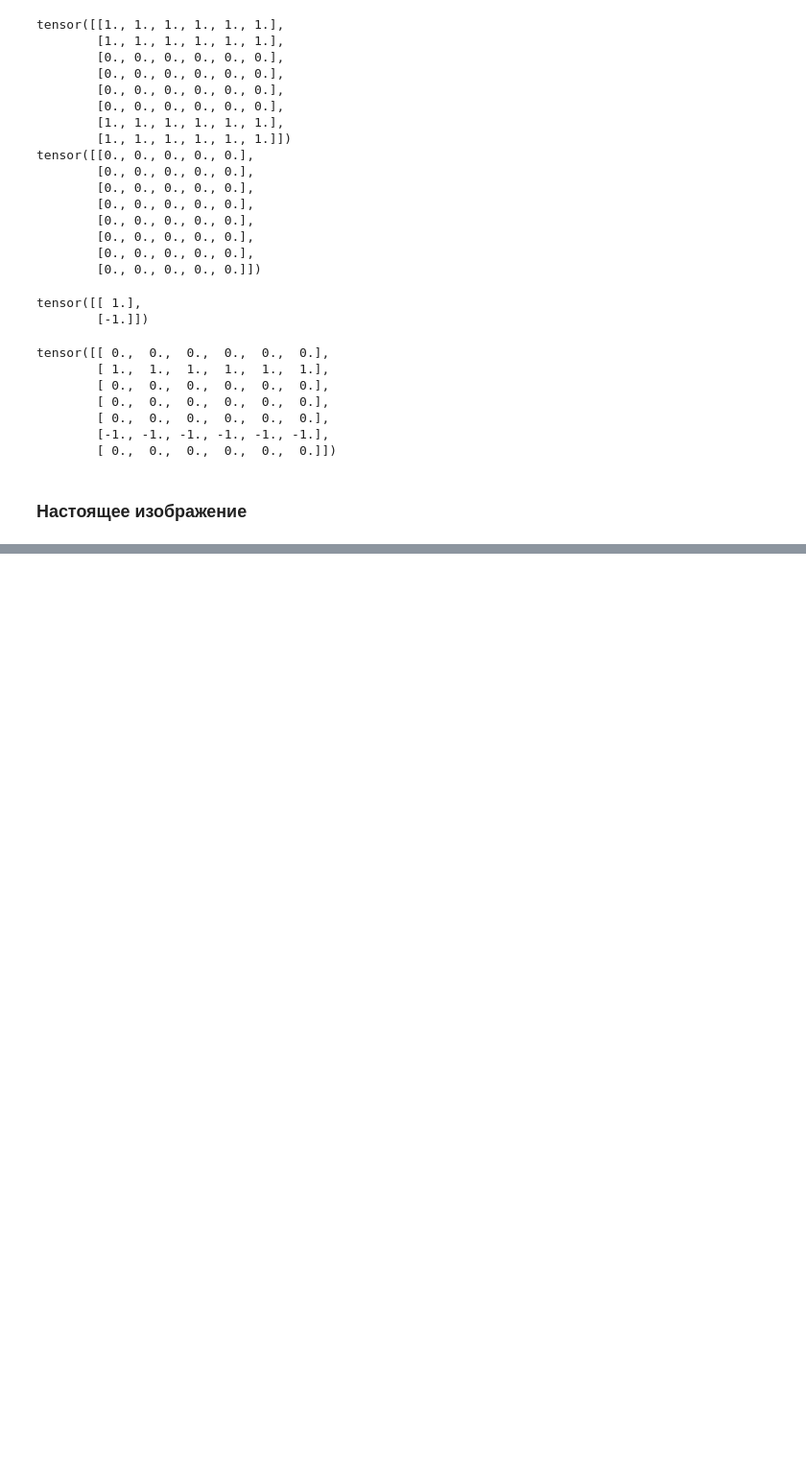
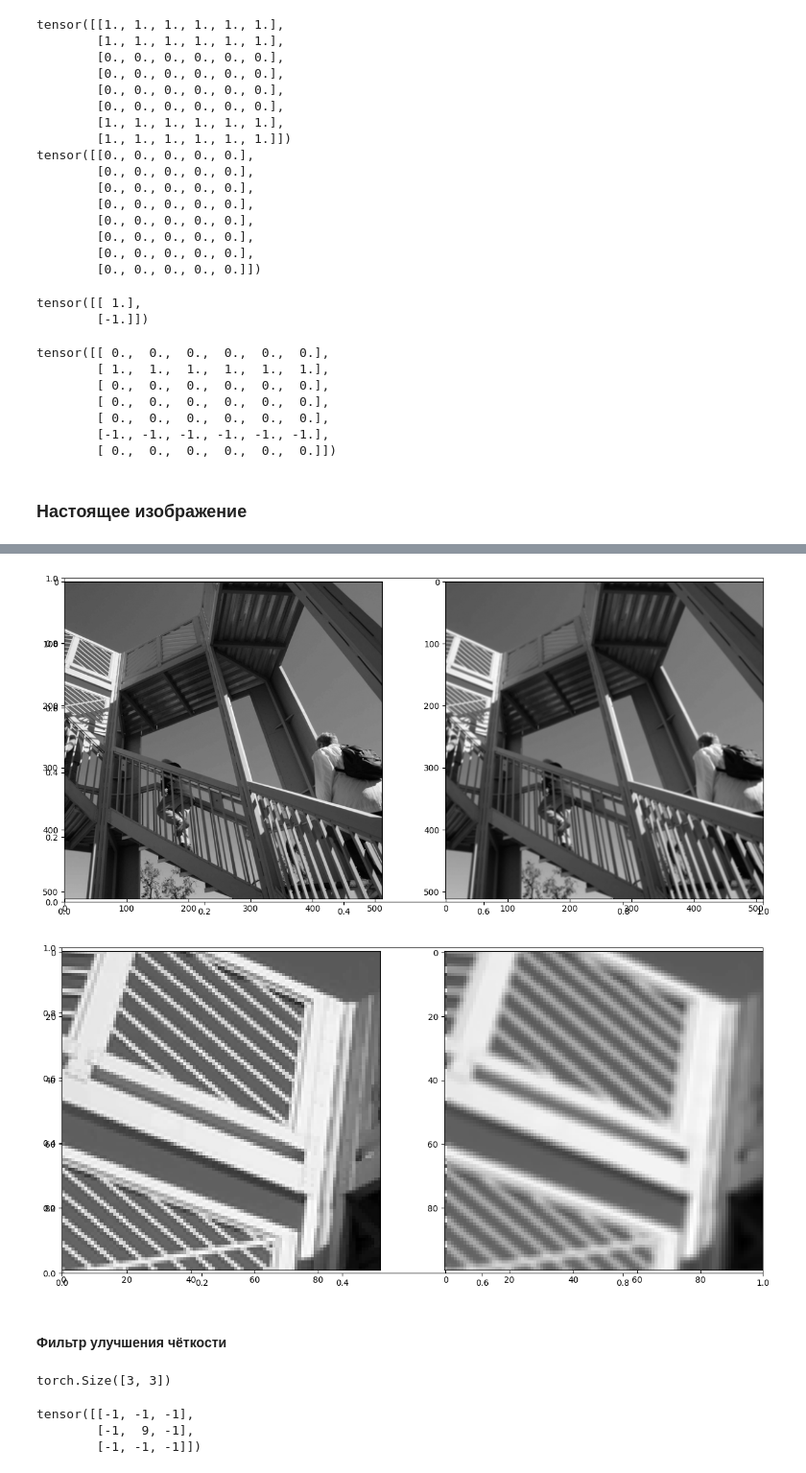
Before and after one commit to BalshowAndrew/pytorch_studying, a Jupyter notebook: 21_convolutional_neural_network.ipynb, the cells around one changed output, grey strips where cells are left out. Shown at 96% size. Drawn from its saved outputs; the diff is of its cells as text; code cells hidden in the pictures; blank space fills up the shorter version.

Commit message:
convolutional neural network practice was created

```diff
--- a/21_convolutional_neural_network.ipynb
+++ b/21_convolutional_neural_network.ipynb
@@ -126,0 +169,53 @@ tensor([[ 0.,  0.,  0.,  0.,  0.,  0.],
+# %%
+def apply_filter(img, filter_):
+    for x in range(1, size_x - 1):
+        for y in range(1, size_y - 1):
+            convolution = 0.0
+
+            dimg = img[x - 1: x + 2, y - 1: y + 2]
+            convolution = torch.sum(dimg * filter_)
+
+            if convolution < 0:
+                convolution = 0
+            if convolution > 255:
+                convolution = 255
+            img_transformed[x, y] = convolution
+    return img_transformed
+# %%
+def plot_image(img, img_transformed):
+    plt.figure(figsize=(15, 7))
+    plt.gray()
+    plt.grid(False)
+    plt.subplot(1, 2, 1)
+    plt.imshow(img)
+    plt.subplot(1, 2, 2)
+    plt.imshow(img_transformed)
+    plt.show()
+
+    ymin, ymax, xmin, xmax = 100, 200, 0, 100
+
+    plt.figure(figsize=(15, 7))
+    plt.gray()
+    plt.grid(False)
+    plt.subplot(1, 2, 1)
+    plt.imshow(img[ymin:ymax, xmin:xmax])
+    plt.subplot(1, 2, 2)
+    plt.imshow(img_transformed[ymin:ymax, xmin:xmax])
+    plt.show()
+# %%
+img_transformed = apply_filter(img, filter_)
+plot_image(img, img_transformed)
+# %% [output]
+[figure, added]
+[figure, added]
+# %% [markdown]
+#### Фильтр улучшения чёткости
+# %%
+filter_ = torch.tensor([[-1, -1, -1], [-1, 9, -1], [-1, -1, -1]])
+print(filter_.shape)
+filter_
+# %% [output]
+torch.Size([3, 3])
+tensor([[-1, -1, -1],
+        [-1,  9, -1],
+        [-1, -1, -1]])
```
Also changed, not shown: parts of 75 cells of this notebook, 2 other files.
